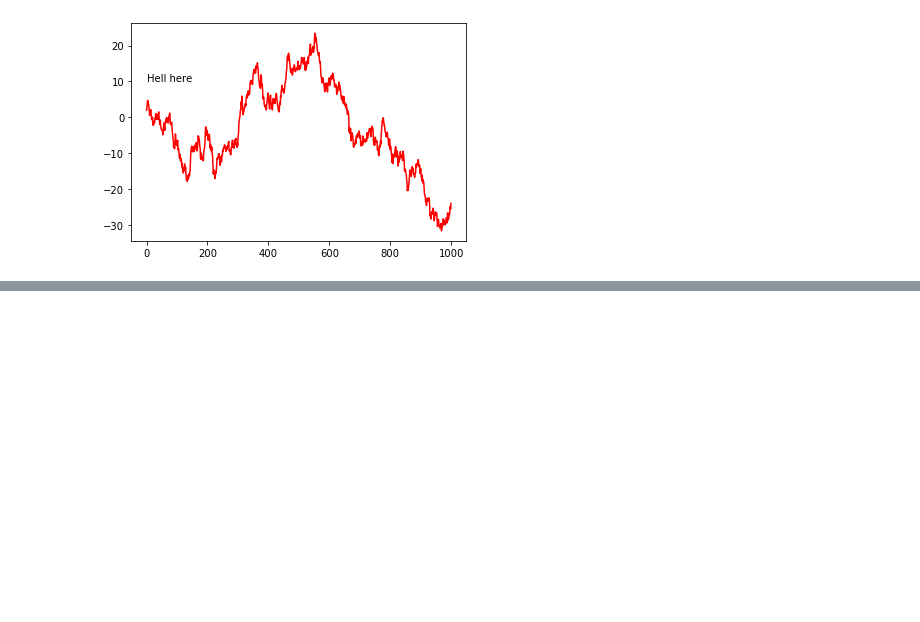
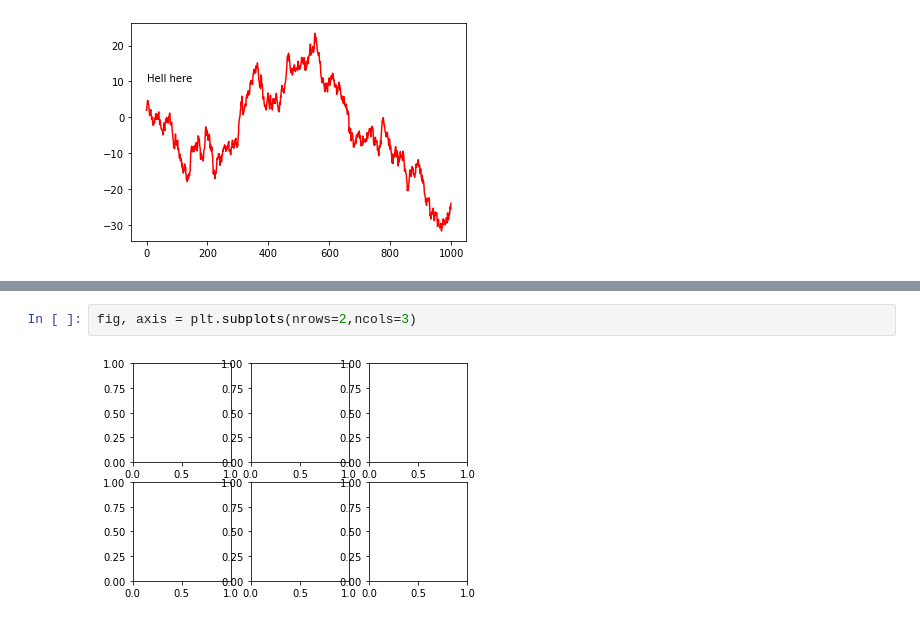
Before and after one commit to DoctorDatah/Python4DataScience, a Jupyter notebook: python-4-data-analysis-book-practice-code/Chapter-9-plotting-and-visualization.ipynb, the cells around one changed output, grey strips where cells are left out. Cells and saved outputs as stored; diff of their text form; blank space fills up the shorter version.

```diff
--- a/python-4-data-analysis-book-practice-code/Chapter-9-plotting-and-visualization.ipynb
+++ b/python-4-data-analysis-book-practice-code/Chapter-9-plotting-and-visualization.ipynb
@@ -98,0 +119,4 @@ TypeError: arrow() missing 2 required positional arguments: 'dx' and 'dy'
+# %%
+fig, axis = plt.subplots(nrows=2,ncols=3)
+# %% [output]
+[figure, added]
```
Also changed, not shown: parts of 9 cells of this notebook, 2 other files.
